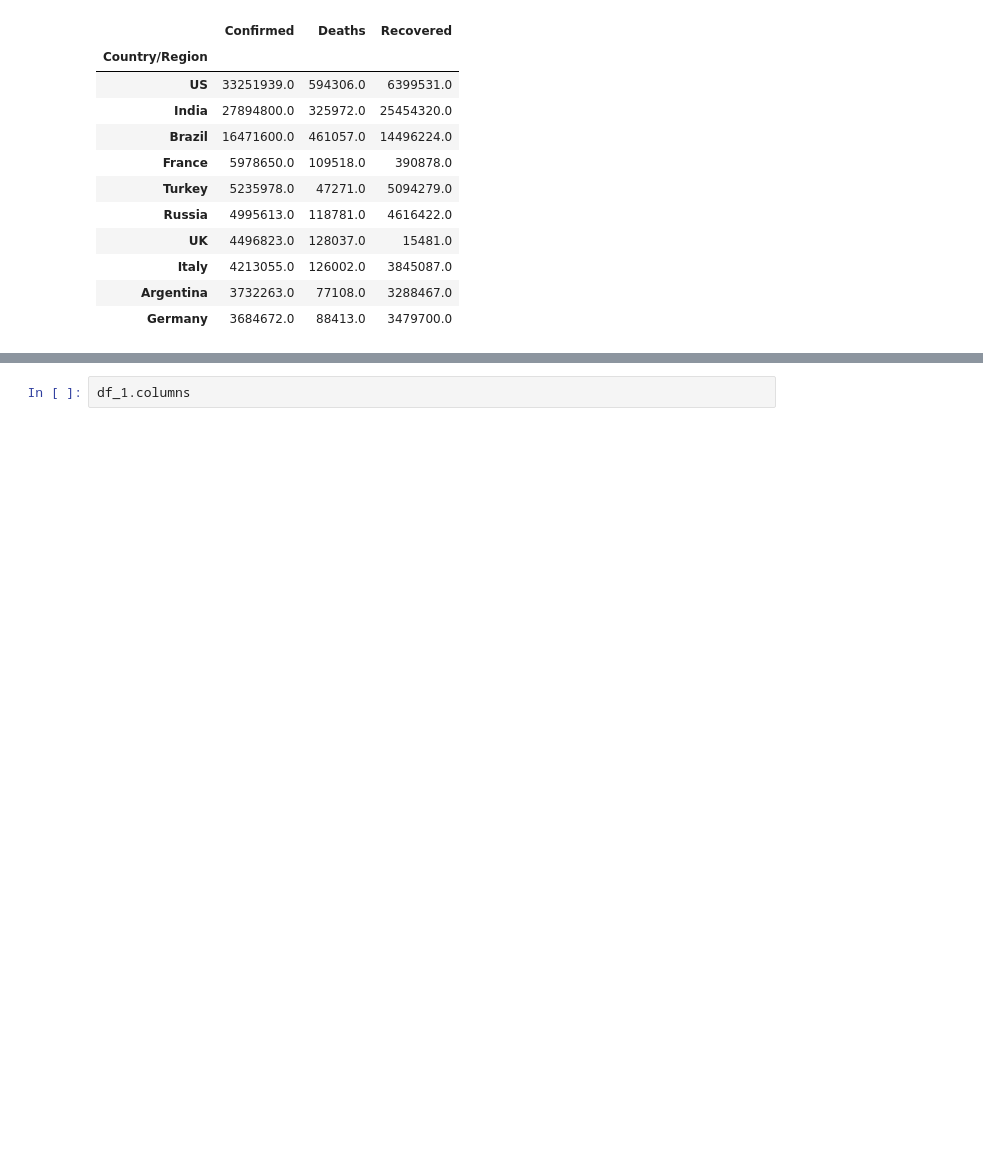
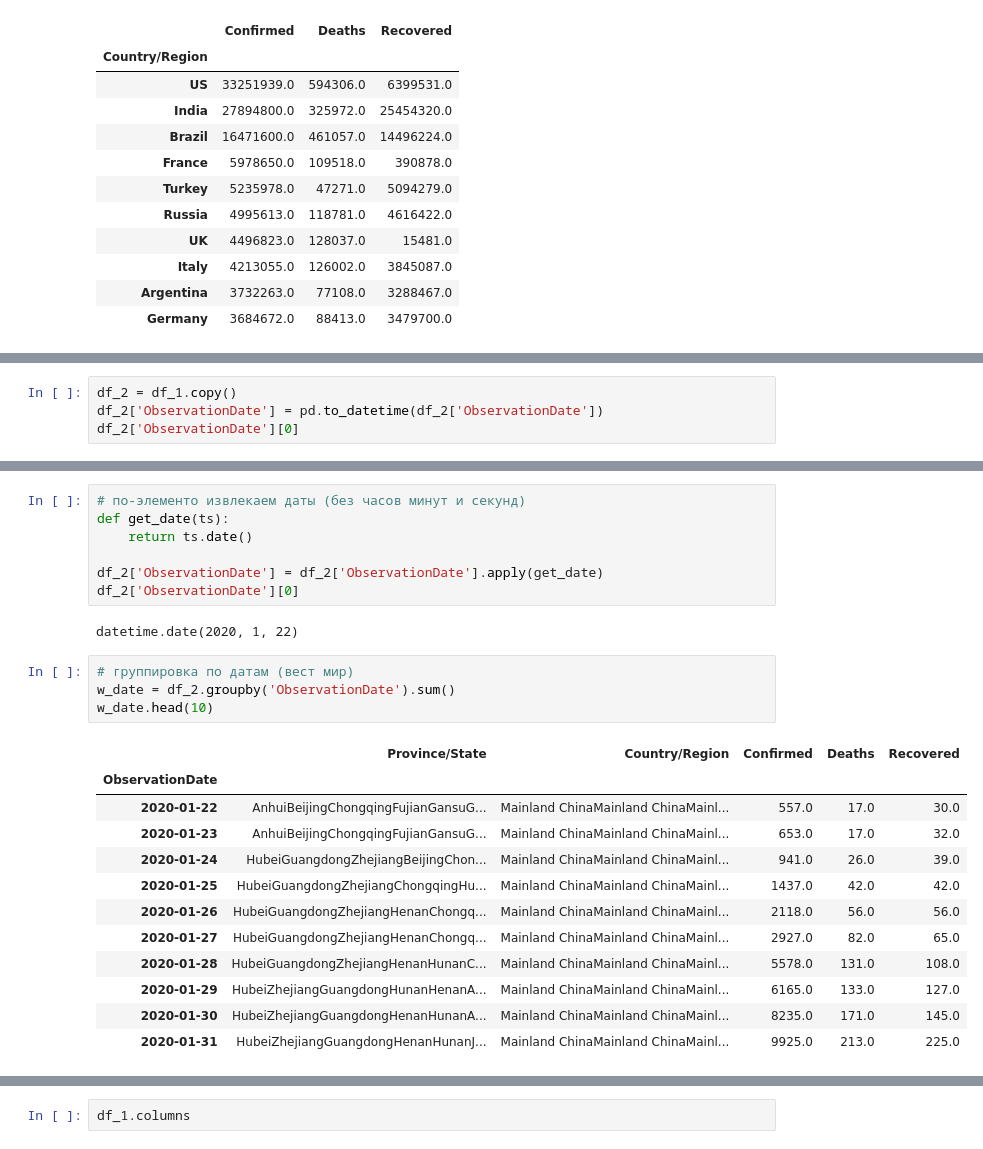
Before and after one commit to Swift-ya/data_analytics, a Jupyter notebook: 6_covid.ipynb, the cells around one changed output, grey strips where cells are left out. Cells and saved outputs as stored; diff of their text form; blank space fills up the shorter version.

```diff
--- a/6_covid.ipynb
+++ b/6_covid.ipynb
@@ -247,0 +259,4 @@ cpd_data.head(10)
+# %%
+df_2 = df_1.copy()
+df_2['ObservationDate'] = pd.to_datetime(df_2['ObservationDate'])
+df_2['ObservationDate'][0]
@@ -247,0 +265,26 @@ cpd_data.head(10)
+# %%
+# по-элементо извлекаем даты (без часов минут и секунд)
+def get_date(ts):
+    return ts.date()
+
+df_2['ObservationDate'] = df_2['ObservationDate'].apply(get_date)
+df_2['ObservationDate'][0]
+# %% [output]
+datetime.date(2020, 1, 22)
+# %%
+# группировка по датам (вест мир)
+w_date = df_2.groupby('ObservationDate').sum()
+w_date.head(10)
+# %% [output]
+|  | Province/State | Country/Region | Confirmed | Deaths | Recovered |
+| ObservationDate |  |  |  |  |  |
+| 2020-01-22 | AnhuiBeijingChongqingFujianGansuG... | Mainland ChinaMainland ChinaMainl... | 557.0 | 17.0 | 30.0 |
+| 2020-01-23 | AnhuiBeijingChongqingFujianGansuG... | Mainland ChinaMainland ChinaMainl... | 653.0 | 17.0 | 32.0 |
+| 2020-01-24 | HubeiGuangdongZhejiangBeijingChon... | Mainland ChinaMainland ChinaMainl... | 941.0 | 26.0 | 39.0 |
+| 2020-01-25 | HubeiGuangdongZhejiangChongqingHu... | Mainland ChinaMainland ChinaMainl... | 1437.0 | 42.0 | 42.0 |
+| 2020-01-26 | HubeiGuangdongZhejiangHenanChongq... | Mainland ChinaMainland ChinaMainl... | 2118.0 | 56.0 | 56.0 |
+| 2020-01-27 | HubeiGuangdongZhejiangHenanChongq... | Mainland ChinaMainland ChinaMainl... | 2927.0 | 82.0 | 65.0 |
+| 2020-01-28 | HubeiGuangdongZhejiangHenanHunanC... | Mainland ChinaMainland ChinaMainl... | 5578.0 | 131.0 | 108.0 |
+| 2020-01-29 | HubeiZhejiangGuangdongHunanHenanA... | Mainland ChinaMainland ChinaMainl... | 6165.0 | 133.0 | 127.0 |
+| 2020-01-30 | HubeiZhejiangGuangdongHenanHunanA... | Mainland ChinaMainland ChinaMainl... | 8235.0 | 171.0 | 145.0 |
+| 2020-01-31 | HubeiZhejiangGuangdongHenanHunanJ... | Mainland ChinaMainland ChinaMainl... | 9925.0 | 213.0 | 225.0 |
```
Also changed, not shown: parts of 8 cells of this notebook, 3 other files.
